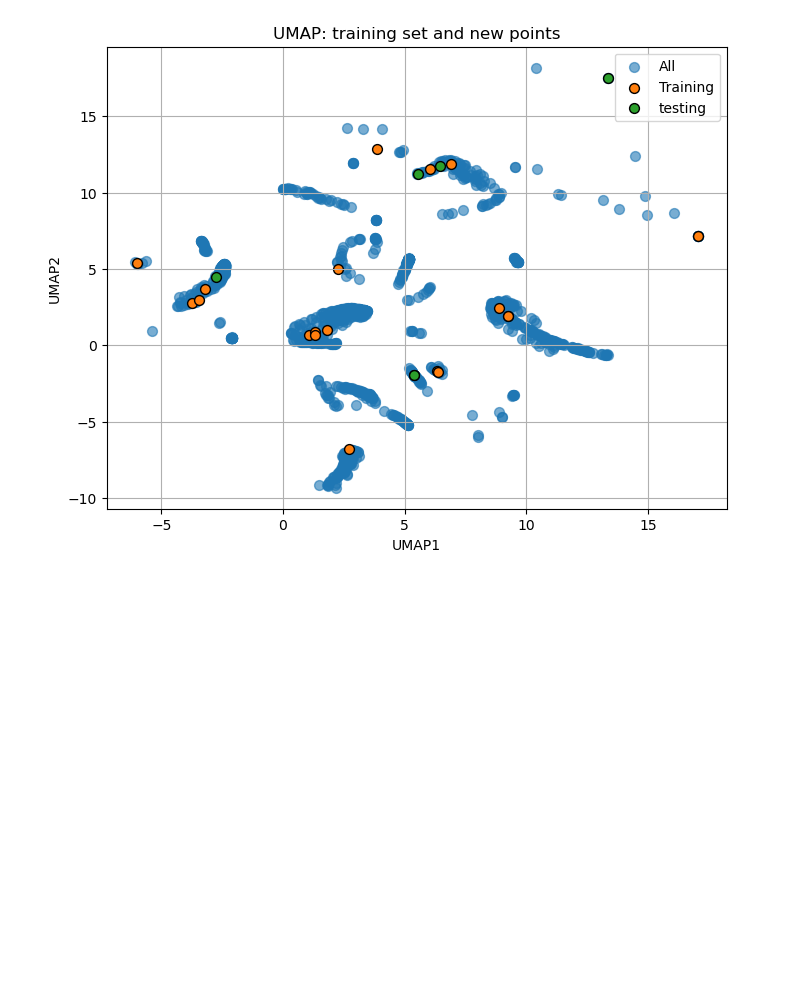
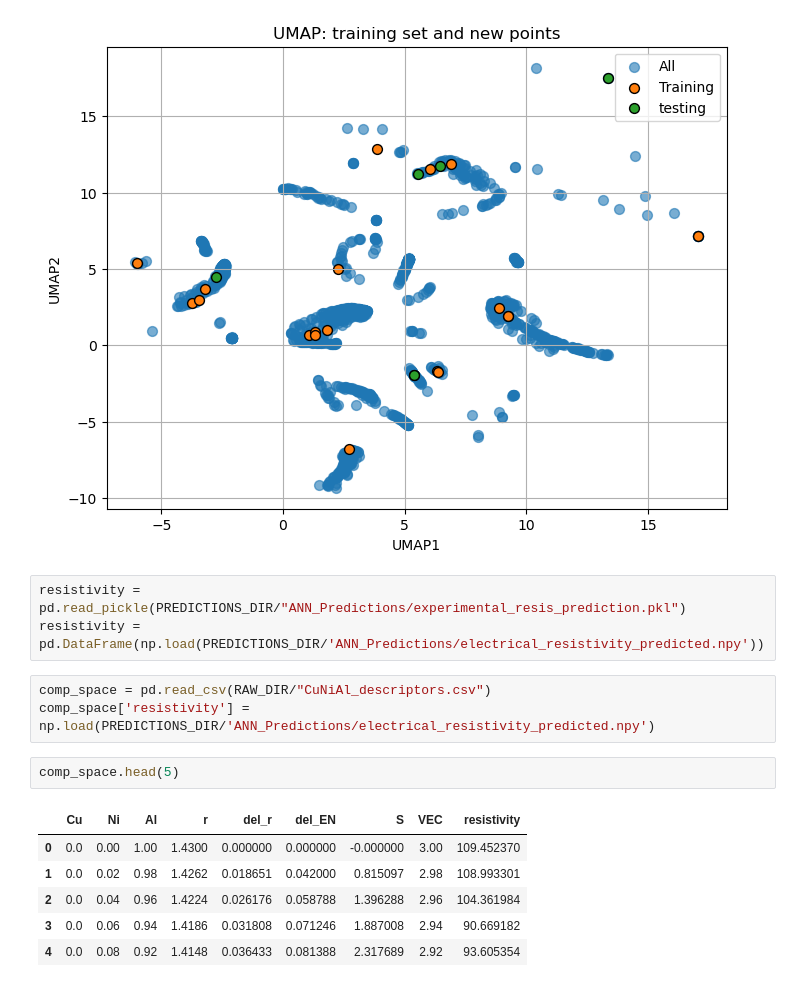
Before and after one commit to linarojas0824/Hybrid-Experimental-Data-Driven-Workflow, a Jupyter notebook: scripts/Notebooks/05_Clustering.ipynb, the cells around one changed output. Saved outputs shown, nothing was run; the diff lists cells and outputs as text; blank space fills up the shorter version.

Commit message:
descriptors addition

```diff
--- a/scripts/Notebooks/05_Clustering.ipynb
+++ b/scripts/Notebooks/05_Clustering.ipynb
@@ -213,3 +204,18 @@ plt.grid(True)
 plt.show()
 # %% [output]
 [figure]
+# %%
+resistivity = pd.read_pickle(PREDICTIONS_DIR/"ANN_Predictions/experimental_resis_prediction.pkl")
+resistivity = pd.DataFrame(np.load(PREDICTIONS_DIR/'ANN_Predictions/electrical_resistivity_predicted.npy'))
+# %%
+comp_space = pd.read_csv(RAW_DIR/"CuNiAl_descriptors.csv")
+comp_space['resistivity'] = np.load(PREDICTIONS_DIR/'ANN_Predictions/electrical_resistivity_predicted.npy')
+# %%
+comp_space.head(5)
+# %% [output]
+|  | Cu | Ni | Al | r | del_r | del_EN | S | VEC | resistivity |
+| 0 | 0.0 | 0.00 | 1.00 | 1.4300 | 0.000000 | 0.000000 | -0.000000 | 3.00 | 109.452370 |
+| 1 | 0.0 | 0.02 | 0.98 | 1.4262 | 0.018651 | 0.042000 | 0.815097 | 2.98 | 108.993301 |
+| 2 | 0.0 | 0.04 | 0.96 | 1.4224 | 0.026176 | 0.058788 | 1.396288 | 2.96 | 104.361984 |
+| 3 | 0.0 | 0.06 | 0.94 | 1.4186 | 0.031808 | 0.071246 | 1.887008 | 2.94 | 90.669182 |
+| 4 | 0.0 | 0.08 | 0.92 | 1.4148 | 0.036433 | 0.081388 | 2.317689 | 2.92 | 93.605354 |
```
Also changed, not shown: parts of 4 cells of this notebook, 2 other files.
